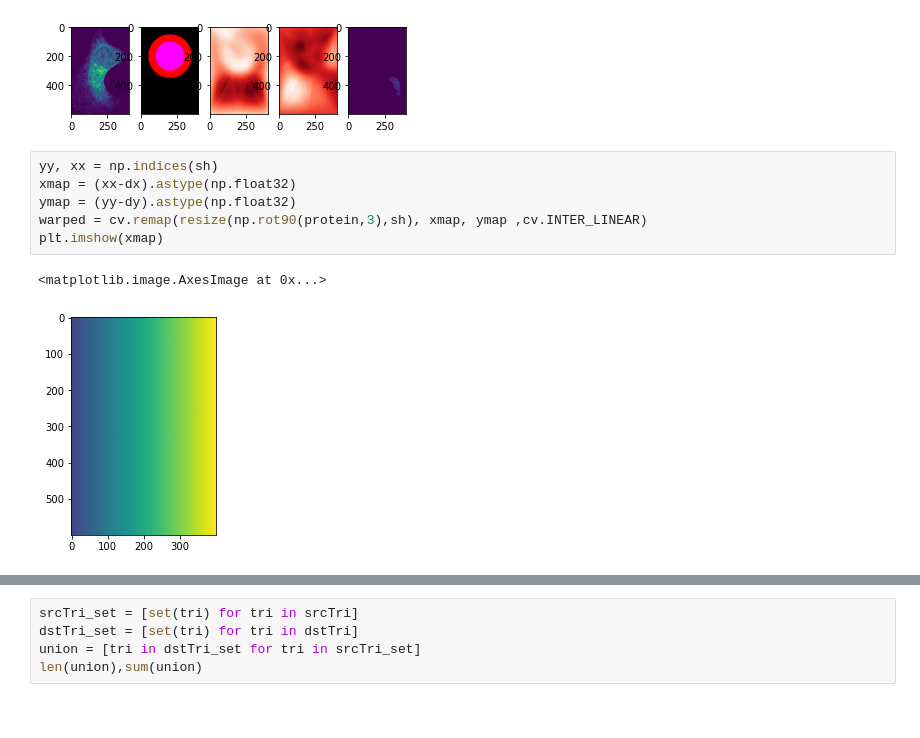
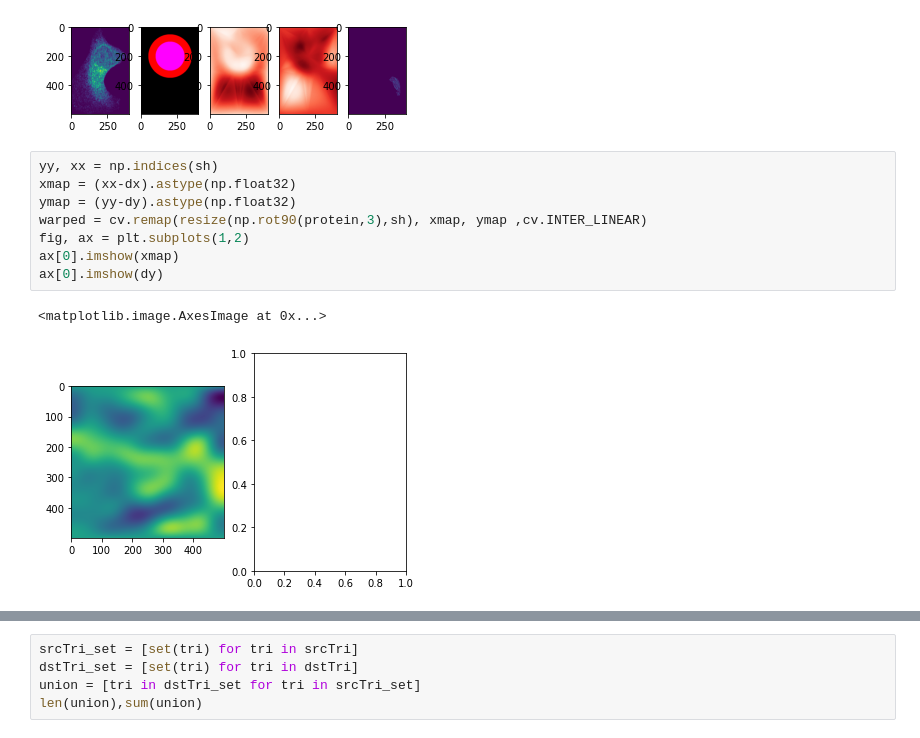
Before and after one commit to trangle1302/2D_shapespace, a Jupyter notebook: notebooks/deformation_field.ipynb, the cells around one changed output, grey strips where cells are left out. Cells and saved outputs as stored; diff of their text form.

```diff
--- a/notebooks/deformation_field.ipynb
+++ b/notebooks/deformation_field.ipynb
@@ -464,9 +396,11 @@ ax[4].imshow(warped*10)
 # %%
 yy, xx = np.indices(sh)
 xmap = (xx-dx).astype(np.float32)
 ymap = (yy-dy).astype(np.float32)
 warped = cv.remap(resize(np.rot90(protein,3),sh), xmap, ymap ,cv.INTER_LINEAR)
-plt.imshow(xmap)
+fig, ax = plt.subplots(1,2)
+ax[0].imshow(xmap)
+ax[0].imshow(dy)
 # %% [output]
 <matplotlib.image.AxesImage at 0x...>
-[figure, old version]
+[figure, new version]
```
Also changed, not shown: parts of 64 cells of this notebook.
